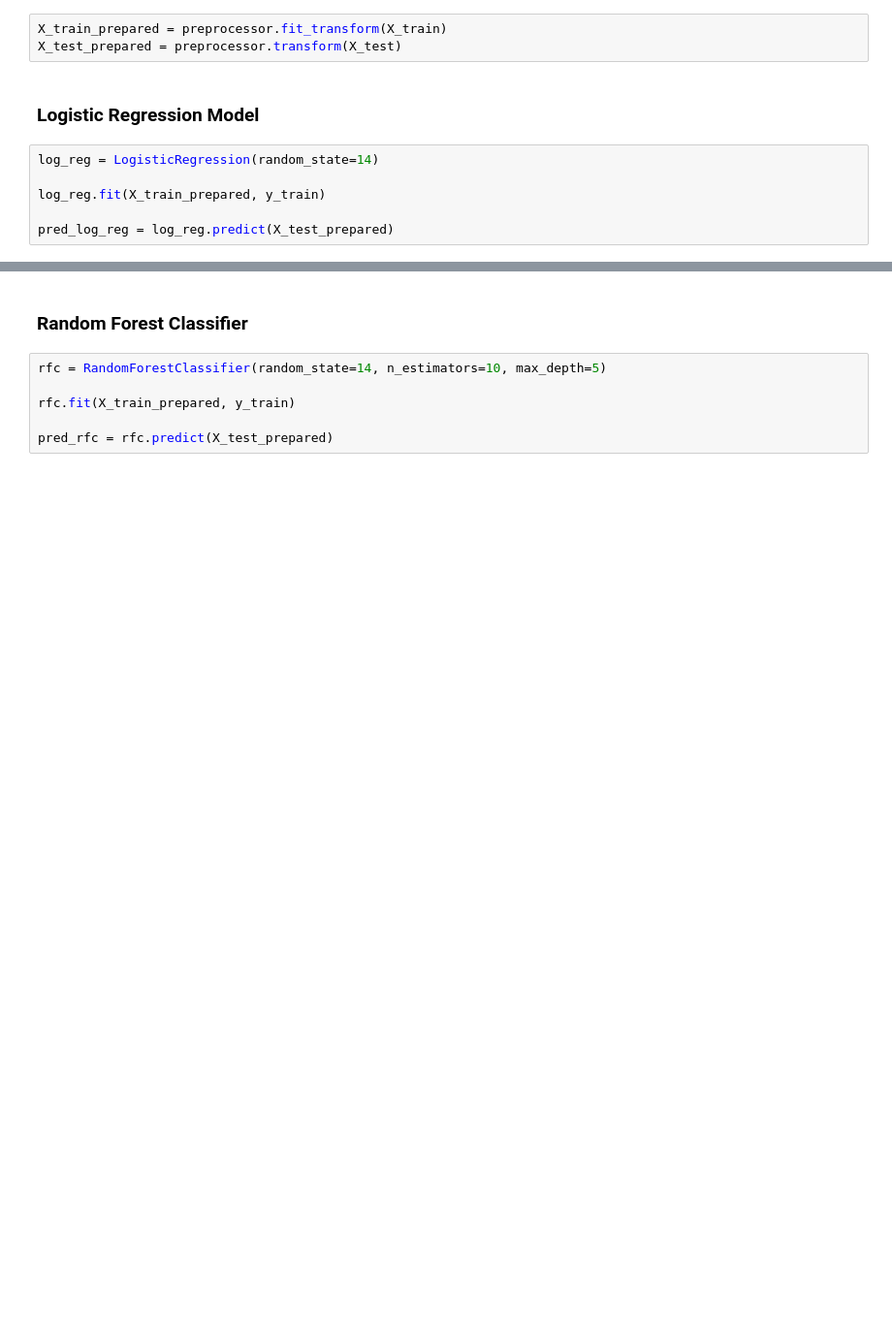
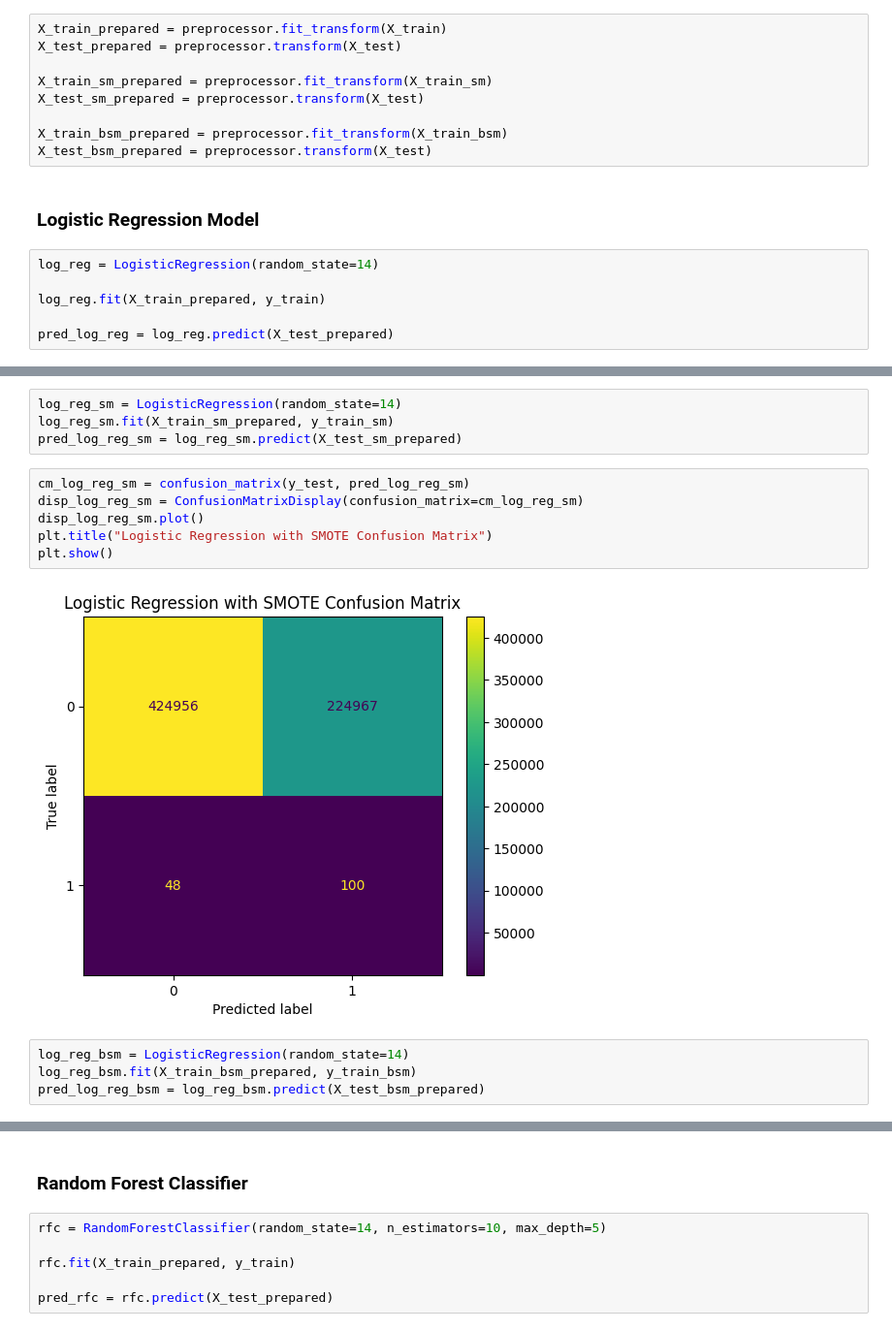
Before and after one commit to shroommu/natality-stats, a Jupyter notebook: dev/notebooks/exploratory/down_syndrome/05_model_selection.ipynb, the cells around one changed output, grey strips where cells are left out. Shown at 97% size. Cells and saved outputs as stored; diff of their text form; blank space fills up the shorter version.

```diff
--- a/dev/notebooks/exploratory/down_syndrome/05_model_selection.ipynb
+++ b/dev/notebooks/exploratory/down_syndrome/05_model_selection.ipynb
@@ -52,6 +58,12 @@ preprocessor = ColumnTransformer(
 # %%
 X_train_prepared = preprocessor.fit_transform(X_train)
 X_test_prepared = preprocessor.transform(X_test)
+
+X_train_sm_prepared = preprocessor.fit_transform(X_train_sm)
+X_test_sm_prepared = preprocessor.transform(X_test)
+
+X_train_bsm_prepared = preprocessor.fit_transform(X_train_bsm)
+X_test_bsm_prepared = preprocessor.transform(X_test)
 # %% [markdown]
 ### Logistic Regression Model
 # %%
@@ -70,0 +83,16 @@ plt.show()
+# %%
+log_reg_sm = LogisticRegression(random_state=14)
+log_reg_sm.fit(X_train_sm_prepared, y_train_sm)
+pred_log_reg_sm = log_reg_sm.predict(X_test_sm_prepared)
+# %%
+cm_log_reg_sm = confusion_matrix(y_test, pred_log_reg_sm)
+disp_log_reg_sm = ConfusionMatrixDisplay(confusion_matrix=cm_log_reg_sm)
+disp_log_reg_sm.plot()
+plt.title("Logistic Regression with SMOTE Confusion Matrix")
+plt.show()
+# %% [output]
+[figure, added]
+# %%
+log_reg_bsm = LogisticRegression(random_state=14)
+log_reg_bsm.fit(X_train_bsm_prepared, y_train_bsm)
+pred_log_reg_bsm = log_reg_bsm.predict(X_test_bsm_prepared)
```
Also changed, not shown: parts of 24 cells of this notebook.
